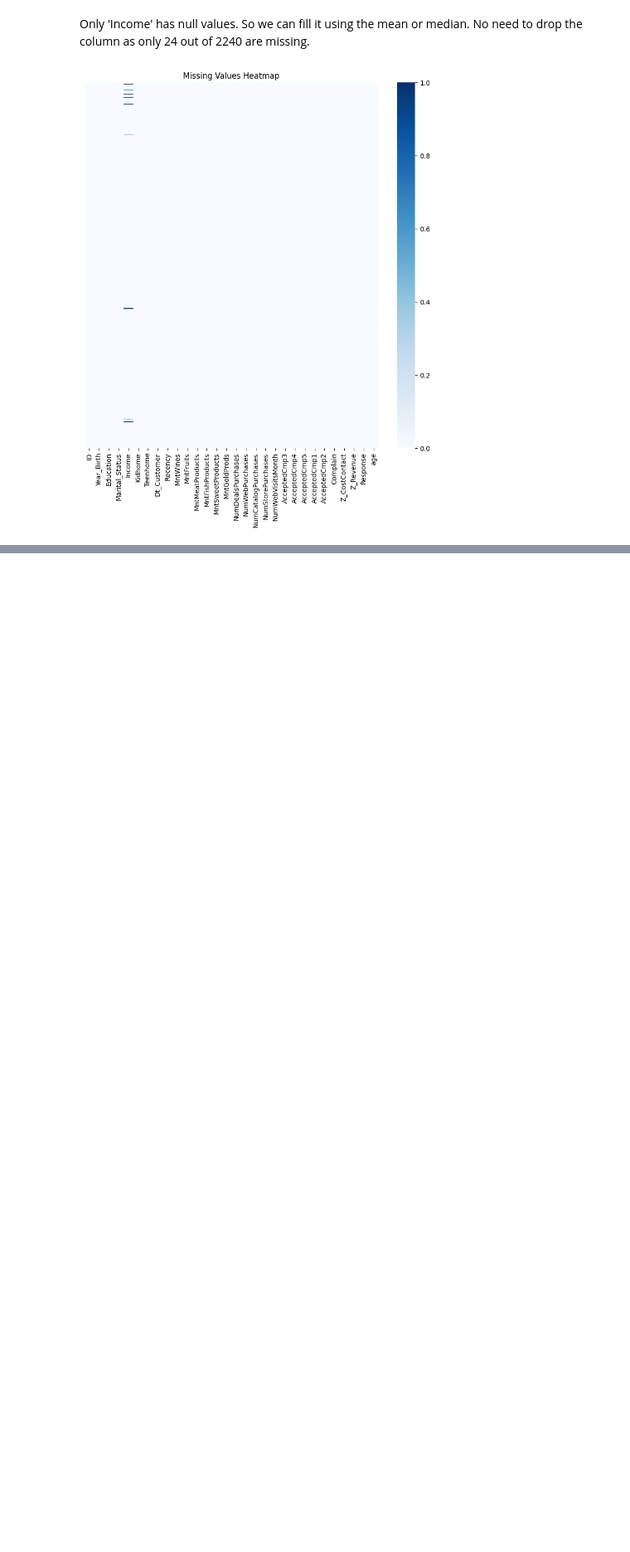
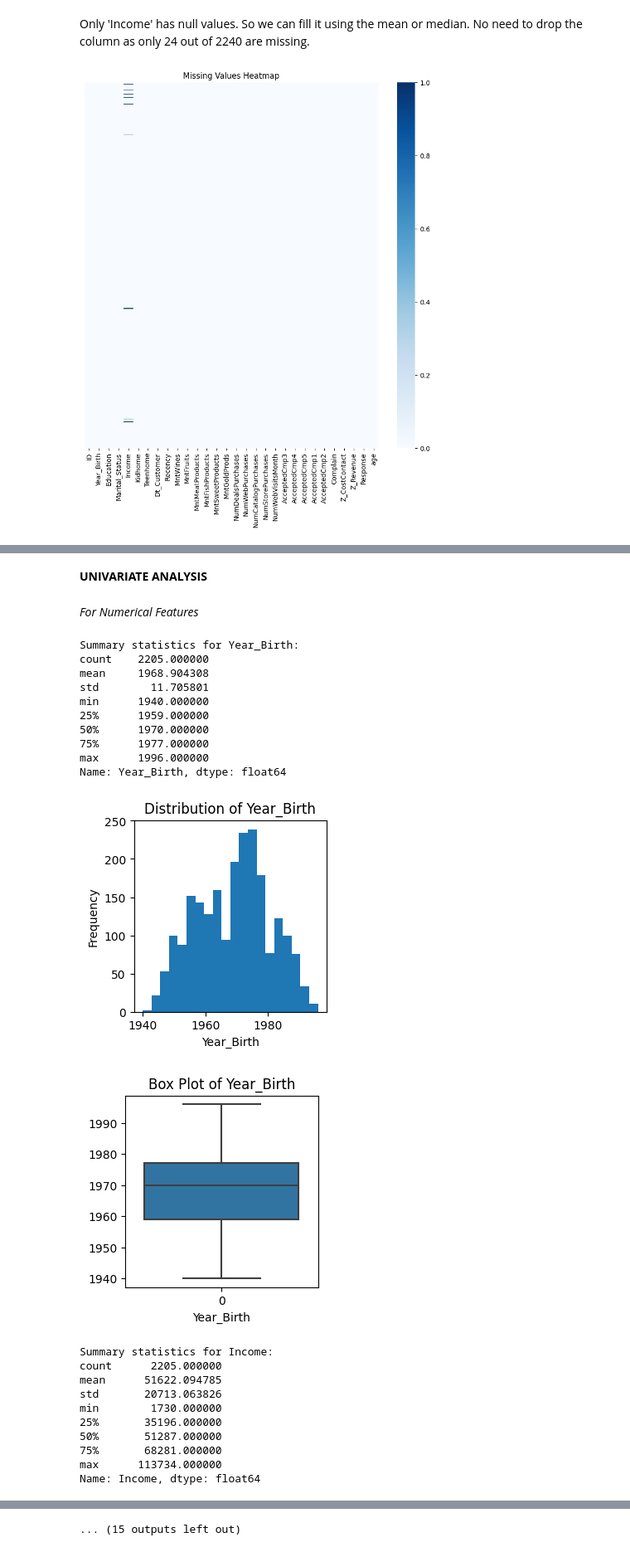
Before and after one commit to im-srd/Customer-Behavioral-Analysis, a Jupyter notebook: Customer_Behaviour_Analysis.ipynb, the cells around one changed output, grey strips where cells are left out. Shown at 83% size. Cells and saved outputs as stored; diff of their text form; code cells hidden in the pictures; blank space fills up the shorter version.

```diff
--- a/Customer_Behaviour_Analysis.ipynb
+++ b/Customer_Behaviour_Analysis.ipynb
@@ -124,0 +254,52 @@ plt.show()
+# %% [markdown]
+**UNIVARIATE ANALYSIS**
+# %% [markdown]
+*For Numerical Features*
+# %%
+import pandas as pd
+import matplotlib.pyplot as plt
+import seaborn as sns
+
+numerical_columns = ['Year_Birth', 'Income', 'Recency', 'MntWines', 'MntFruits', 'MntMeatProducts', 'MntFishProducts', 'MntSweetProducts', 'MntGoldProds']
+for column in numerical_columns:
+    # Summary statistics
+    print(f'Summary statistics for {column}:')
+    print(customer[column].describe())
+
+    # Histogram
+    plt.figure(figsize=(3, 3))
+    plt.hist(customer[column], bins=20)
+    plt.title(f'Distribution of {column}')
+    plt.xlabel(column)
+    plt.ylabel('Frequency')
+    plt.show()
+
+    # Box plot
+    plt.figure(figsize=(3, 3))
+    sns.boxplot(customer[column])
+    plt.title(f'Box Plot of {column}')
+    plt.xlabel(column)
+    plt.show()
+# %% [output]
+Summary statistics for Year_Birth:
+count    2205.000000
+mean     1968.904308
+std        11.705801
+min      1940.000000
+25%      1959.000000
+50%      1970.000000
+75%      1977.000000
+max      1996.000000
+Name: Year_Birth, dtype: float64
+[figure, added]
+[figure, added]
+Summary statistics for Income:
+count      2205.000000
+mean      51622.094785
+std       20713.063826
+min        1730.000000
+25%       35196.000000
+50%       51287.000000
+75%       68281.000000
+max      113734.000000
+Name: Income, dtype: float64
@@ -124,0 +332 @@ plt.show()
+... (15 outputs left out)
```
Also changed, not shown: parts of 41 cells of this notebook.
